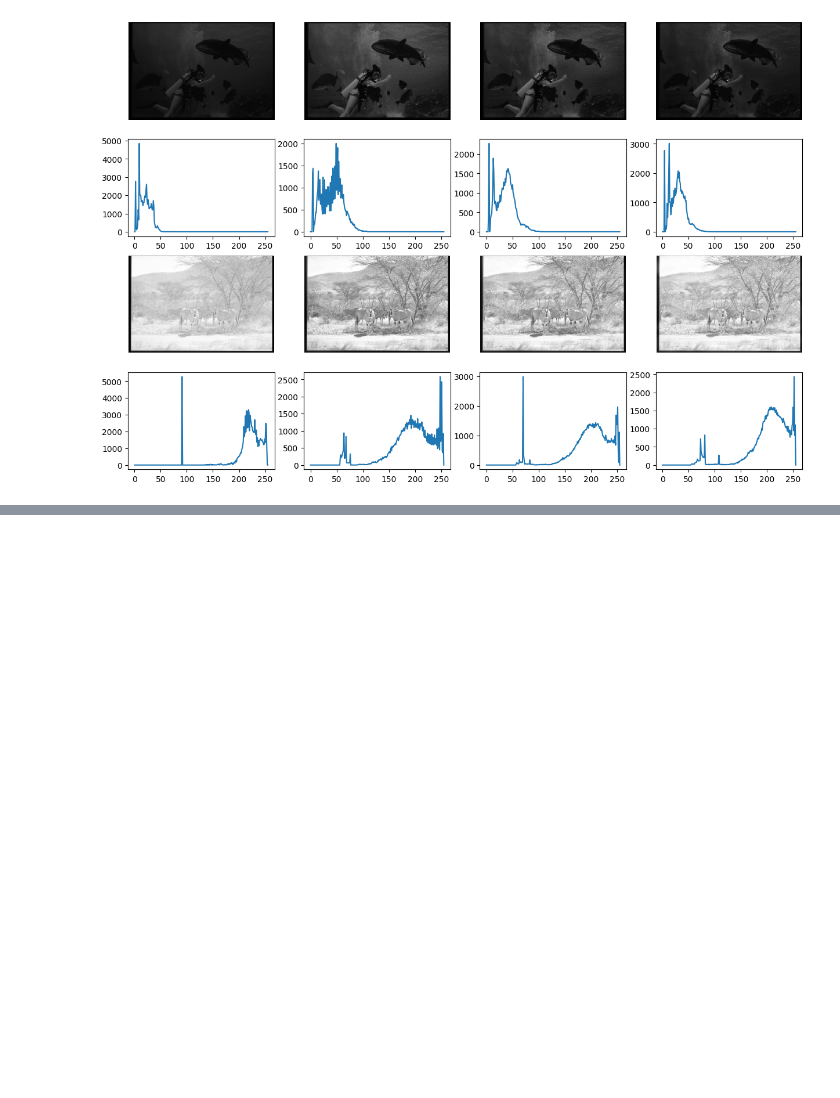
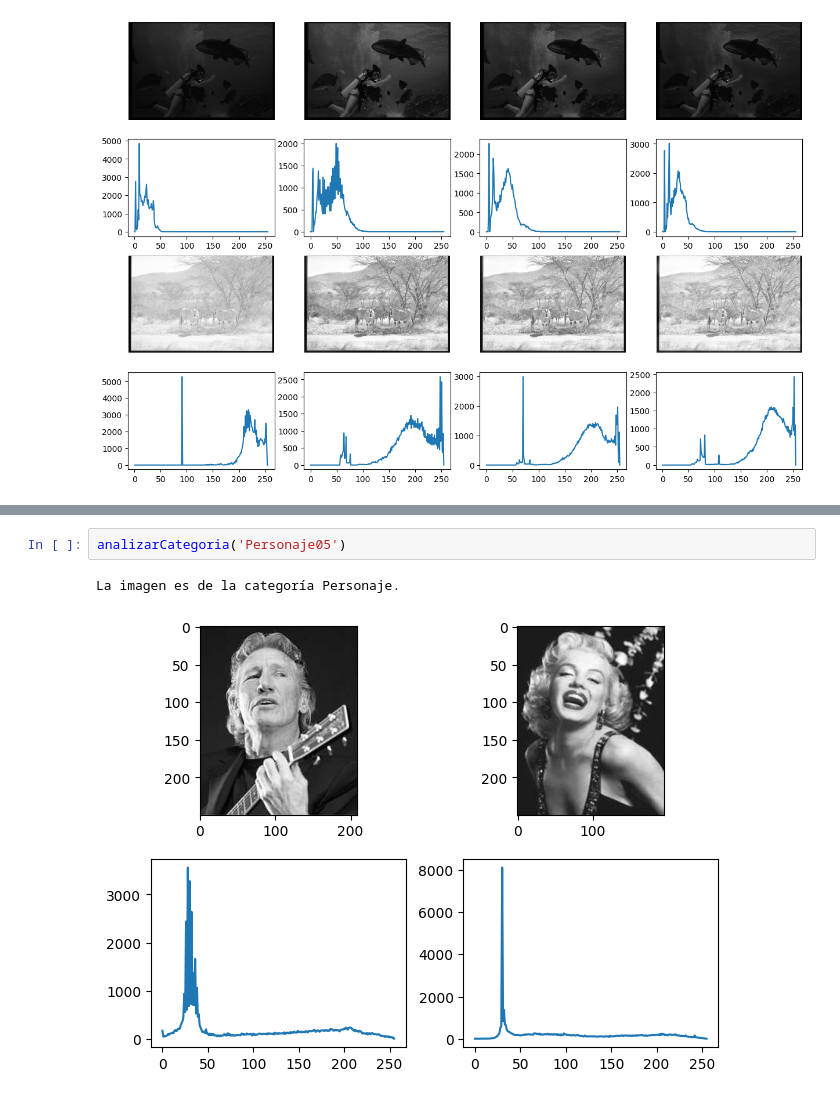
Before and after one commit to Lucasa98/pdi-2026, a Jupyter notebook: practica/tp2b.ipynb, the cells around one changed output, grey strips where cells are left out. Drawn from its saved outputs; the diff is of its cells as text; blank space fills up the shorter version.

```diff
--- a/practica/2b/ej1.ipynb
+++ b/practica/tp2b.ipynb
@@ -198,0 +288,5 @@ ax[3][3].plot(cv2.calcHist([clahe3_imagenB], [0], None, [256], [0, 255]));
+# %%
+analizarCategoria('Personaje05')
+# %% [output]
+La imagen es de la categoría Personaje.
+[figure, added]
```
Also changed, not shown: parts of 8 cells of this notebook, 47 other files.
